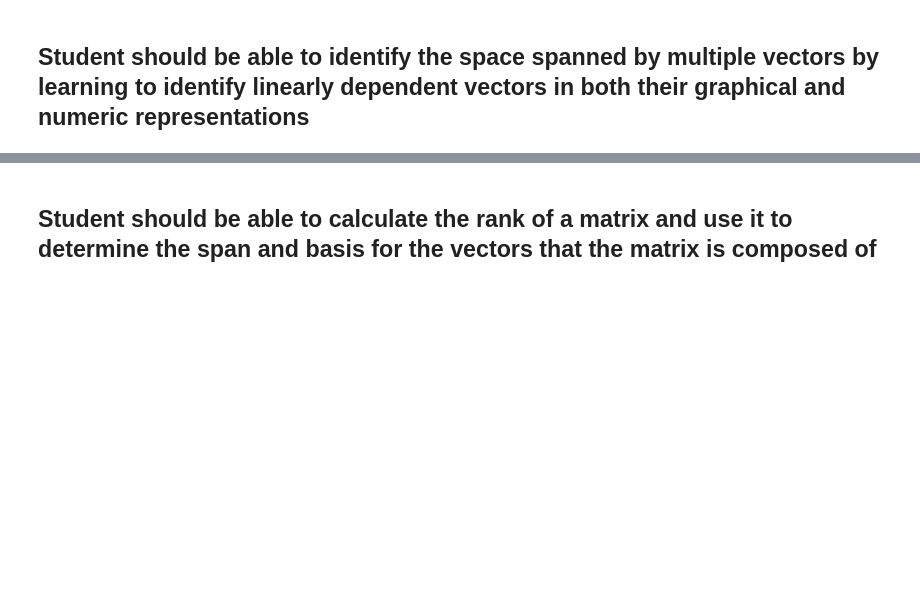
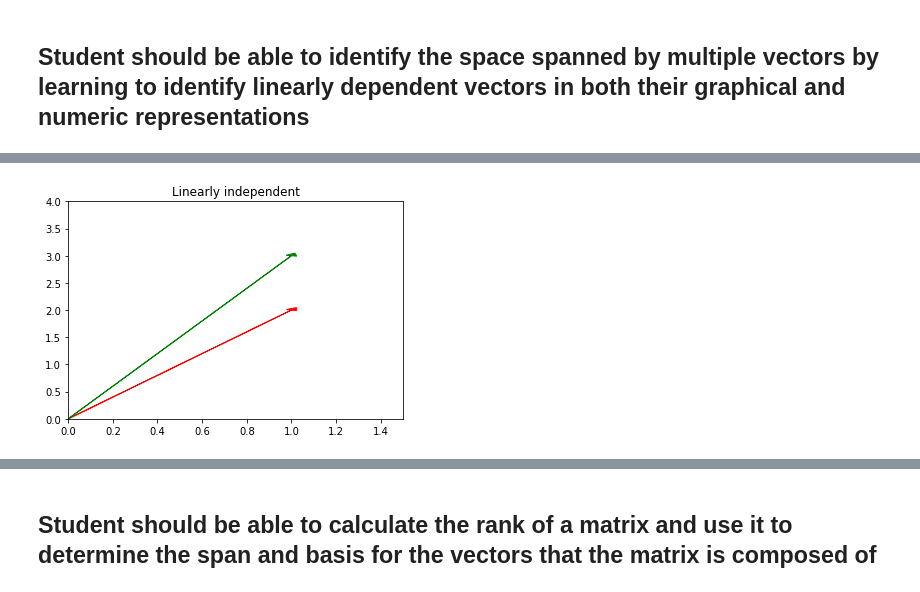
Before and after one commit to adamlutzz/DS-Unit-1-Sprint-4-Linear-Algebra, a Jupyter notebook: Unit1_Sprint_4_Linear_Algebra_Study_Guide.ipynb, the cells around one changed output, grey strips where cells are left out. Cells and saved outputs as stored; diff of their text form; code cells hidden in the pictures; blank space fills up the shorter version.

```diff
--- a/Unit1_Sprint_4_Linear_Algebra_Study_Guide.ipynb
+++ b/Unit1_Sprint_4_Linear_Algebra_Study_Guide.ipynb
@@ -52,0 +210,10 @@ plt.show()
+# %%
+# Plot the Linearly independent Vectors
+plt.arrow(0,0, lid1[0], lid1[1],head_width=.05, head_length=0.05, color ='red')
+plt.arrow(0,0, lid2[0], lid2[1],head_width=.05, head_length=0.05, color ='green')
+plt.xlim(0,1.5)
+plt.ylim(0,4)
+plt.title("Linearly independent")
+plt.show()
+# %% [output]
+[figure, added]
```
Also changed, not shown: parts of 16 cells of this notebook.
